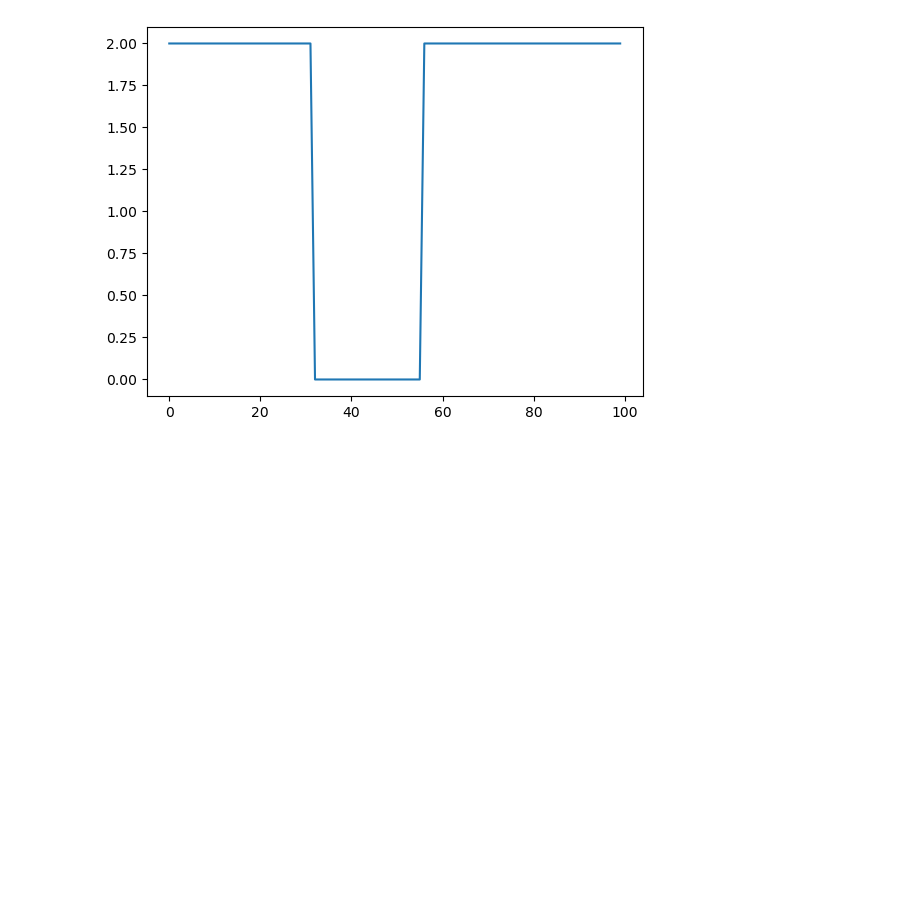
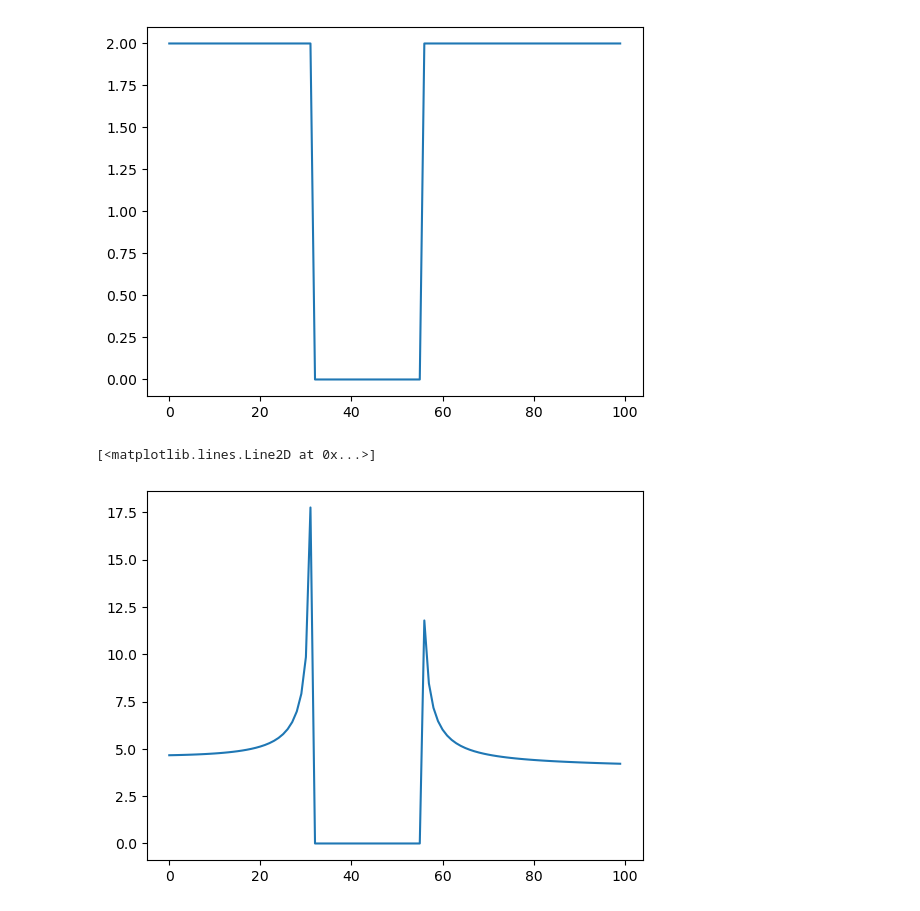
Before and after one commit to vincent-maillou/QuaTrEx, a Jupyter notebook: examples/cp2k/atomic_chain/Untitled-1.ipynb, the cells around one changed output. Saved outputs shown, nothing was run; the diff lists cells and outputs as text; code cells hidden in the pictures; blank space fills up the shorter version.

```diff
--- a/examples/cp2k/atomic_chain/Untitled-1.ipynb
+++ b/examples/cp2k/atomic_chain/Untitled-1.ipynb
@@ -10,3 +9,8 @@ plt.plot(T)
 # %% [output]
 [<matplotlib.lines.Line2D at 0x...>]
 [figure]
+# %%
+plt.plot(dosL)
+# %% [output]
+[<matplotlib.lines.Line2D at 0x...>]
+[figure, added]
```
Also changed, not shown: parts of 2 cells of this notebook, 14 other files.
